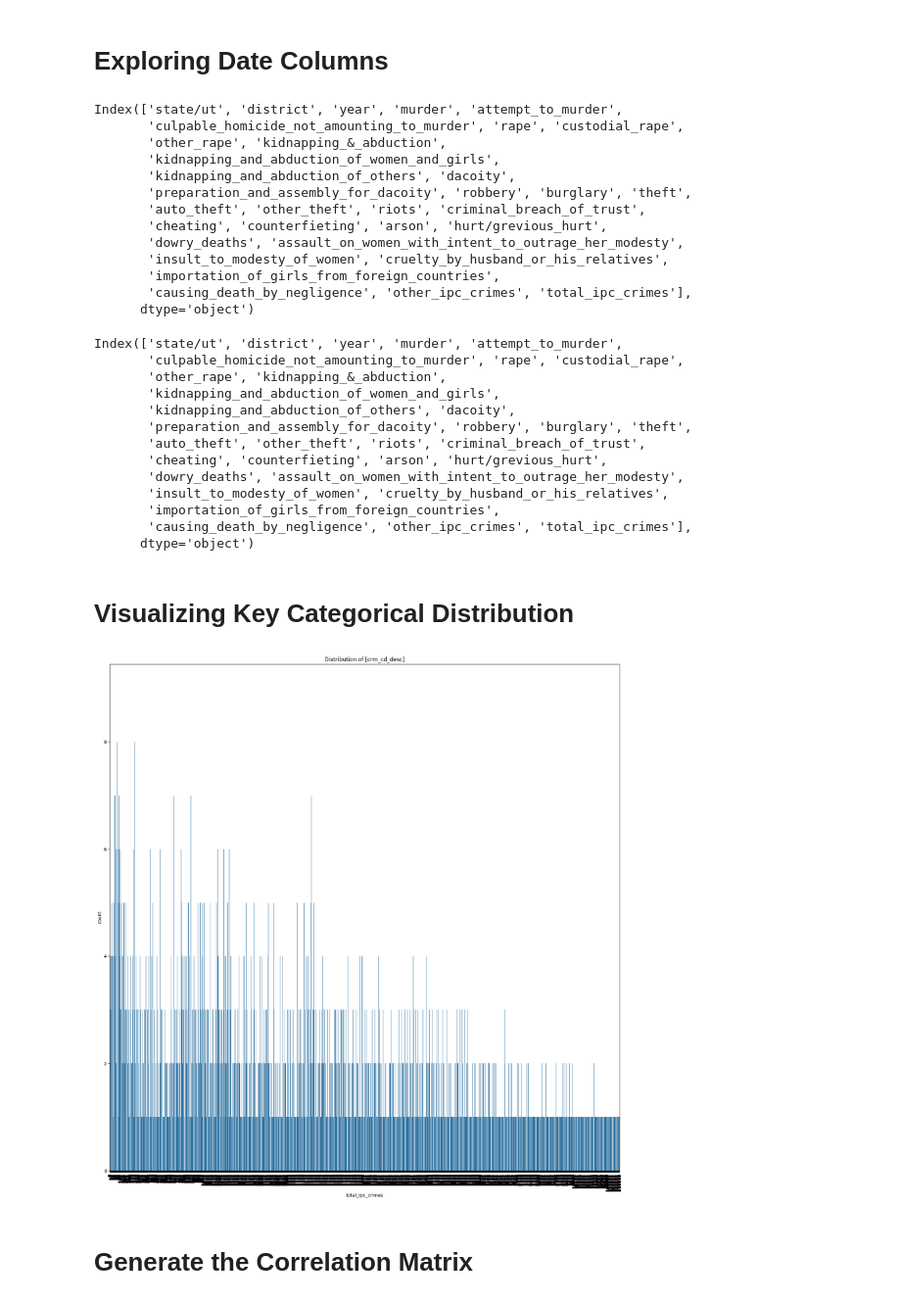
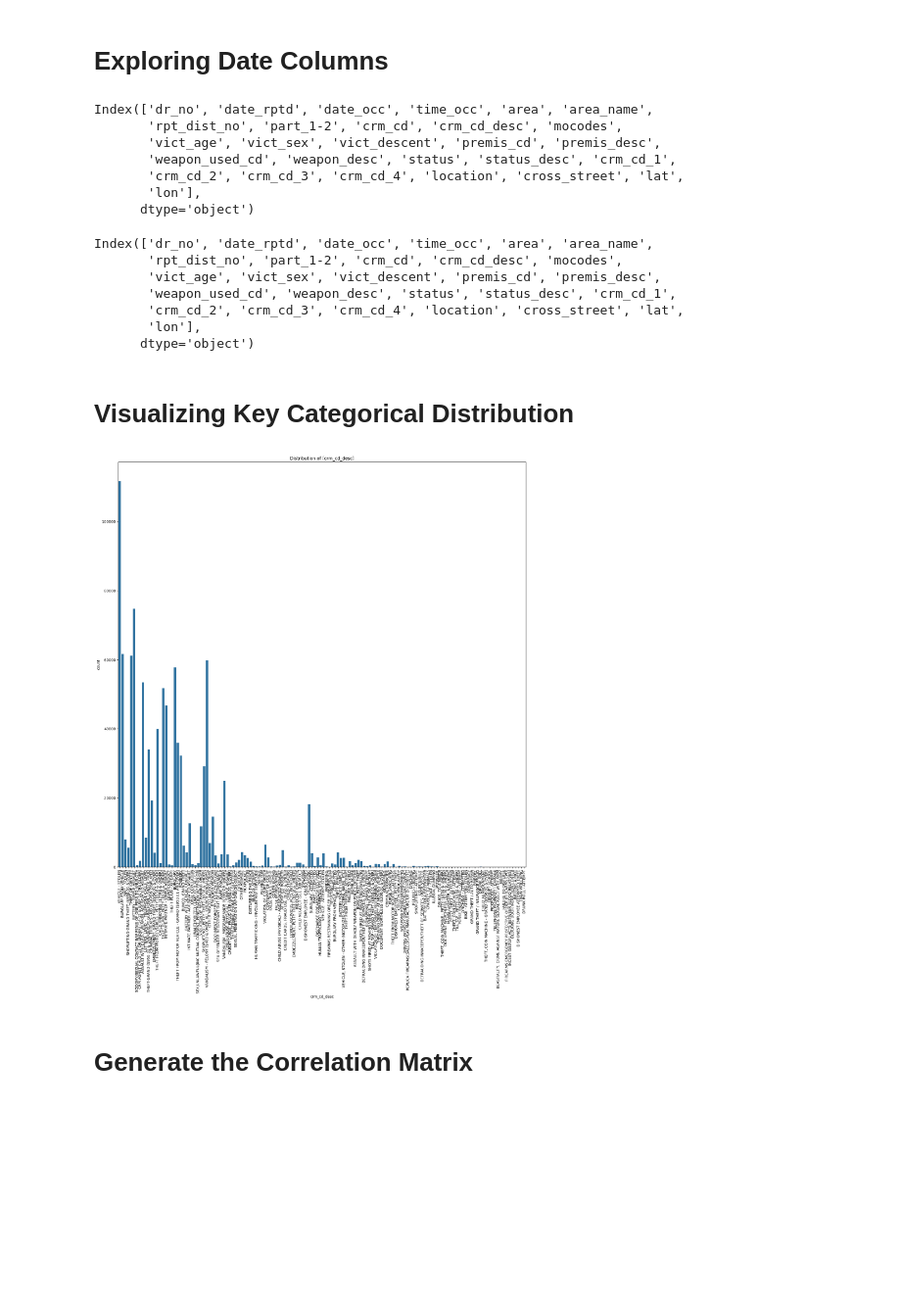
Before and after one commit to Chotaime/GrievanceSystem, a Jupyter notebook: Crime_Data_from_2020_to_Present.ipynb, the cells around one changed output. Shown at 98% size. Drawn from its saved outputs; the diff is of its cells as text; code cells hidden in the pictures; blank space fills up the shorter version.

```diff
--- a/Crime_Data_from_2020_to_Present.ipynb
+++ b/Crime_Data_from_2020_to_Present.ipynb
@@ -34,7 +34,7 @@ Mounted at /content/drive
 # %% [markdown]
 # Load the Dataset
 # %%
-df = pd.read_csv('01_District_wise_crimes_committed_IPC_2001_2012.csv') #Loading from Google Colab
+df = pd.read_csv('/content/drive/MyDrive/lab_mount/Crime Data 2020 to Present/Crime_Data_from_2020_to_Present.csv') #Loading from Google Colab
 # %% [markdown]
 
 
@@ -297,18 +276,12 @@ plt.show()
 # %%
 df.columns #Checking for Column Names
 # %% [output]
-Index(['state/ut', 'district', 'year', 'murder', 'attempt_to_murder',
-       'culpable_homicide_not_amounting_to_murder', 'rape', 'custodial_rape',
-       'other_rape', 'kidnapping_&_abduction',
-       'kidnapping_and_abduction_of_women_and_girls',
-       'kidnapping_and_abduction_of_others', 'dacoity',
-       'preparation_and_assembly_for_dacoity', 'robbery', 'burglary', 'theft',
-       'auto_theft', 'other_theft', 'riots', 'criminal_breach_of_trust',
-       'cheating', 'counterfieting', 'arson', 'hurt/grevious_hurt',
-       'dowry_deaths', 'assault_on_women_with_intent_to_outrage_her_modesty',
-       'insult_to_modesty_of_women', 'cruelty_by_husband_or_his_relatives',
-       'importation_of_girls_from_foreign_countries',
-       'causing_death_by_negligence', 'other_ipc_crimes', 'total_ipc_crimes'],
+Index(['dr_no', 'date_rptd', 'date_occ', 'time_occ', 'area', 'area_name',
+       'rpt_dist_no', 'part_1-2', 'crm_cd', 'crm_cd_desc', 'mocodes',
+       'vict_age', 'vict_sex', 'vict_descent', 'premis_cd', 'premis_desc',
+       'weapon_used_cd', 'weapon_desc', 'status', 'status_desc', 'crm_cd_1',
+       'crm_cd_2', 'crm_cd_3', 'crm_cd_4', 'location', 'cross_street', 'lat',
+       'lon'],
       dtype='object')
 # %%
 df.columns = df.columns.str.replace(' ', '_')
@@ -316,34 +289,26 @@ df.columns = df.columns.str.lower()
 # %%
 print(df.columns) # Printing the Columns
 # %% [output]
-Index(['state/ut', 'district', 'year', 'murder', 'attempt_to_murder',
-       'culpable_homicide_not_amounting_to_murder', 'rape', 'custodial_rape',
-       'other_rape', 'kidnapping_&_abduction',
-       'kidnapping_and_abduction_of_women_and_girls',
-       'kidnapping_and_abduction_of_others', 'dacoity',
-       'preparation_and_assembly_for_dacoity', 'robbery', 'burglary', 'theft',
-       'auto_theft', 'other_theft', 'riots', 'criminal_breach_of_trust',
-       'cheating', 'counterfieting', 'arson', 'hurt/grevious_hurt',
-       'dowry_deaths', 'assault_on_women_with_intent_to_outrage_her_modesty',
-       'insult_to_modesty_of_women', 'cruelty_by_husband_or_his_relatives',
-       'importation_of_girls_from_foreign_countries',
-       'causing_death_by_negligence', 'other_ipc_crimes', 'total_ipc_crimes'],
+Index(['dr_no', 'date_rptd', 'date_occ', 'time_occ', 'area', 'area_name',
+       'rpt_dist_no', 'part_1-2', 'crm_cd', 'crm_cd_desc', 'mocodes',
+       'vict_age', 'vict_sex', 'vict_descent', 'premis_cd', 'premis_desc',
+       'weapon_used_cd', 'weapon_desc', 'status', 'status_desc', 'crm_cd_1',
+       'crm_cd_2', 'crm_cd_3', 'crm_cd_4', 'location', 'cross_street', 'lat',
+       'lon'],
       dtype='object')
-# %%
-#df['DATE OCC'] = pd.to_datetime(df['DATE OCC'], errors='coerce')
-#df['date_rptd'] = pd.to_datetime(df['date_rptd'], errors='coerce')
-df['year'] = pd.to_datetime(df['year'], errors='coerce') # Changed 'DATE OCC' to 'date_occ' to match the modified column name.
-df['year'] = pd.to_datetime(df['year'], errors='coerce')
+# %%
+df['date_occ'] = pd.to_datetime(df['date_occ'], errors='coerce')
+df['date_rptd'] = pd.to_datetime(df['date_rptd'], errors='coerce')
 # %% [markdown]
 # Visualizing Key Categorical Distribution
 # %%
 plt.figure(figsize=(20,20))
-sns.countplot(data=df, x='total_ipc_crimes')
+sns.countplot(data=df, x='crm_cd_desc')
 plt.xticks(rotation=90)
 plt.title('Distribution of [crm_cd_desc]')
 plt.show()
 # %% [output]
-[figure, old version]
+[figure, new version]
 # %% [markdown]
 # Generate the Correlation Matrix
 # %%
```
Also changed, not shown: parts of 21 cells of this notebook.
